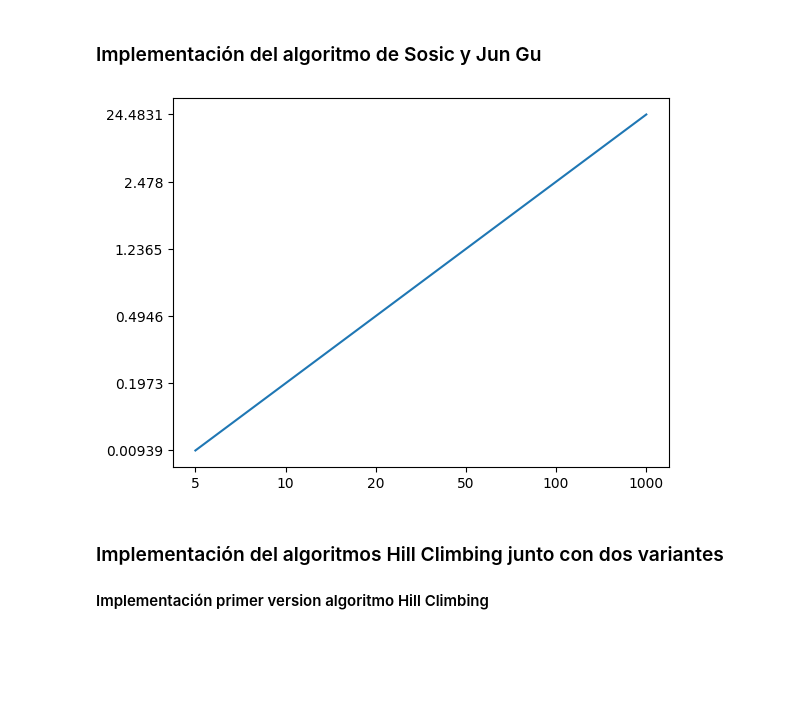
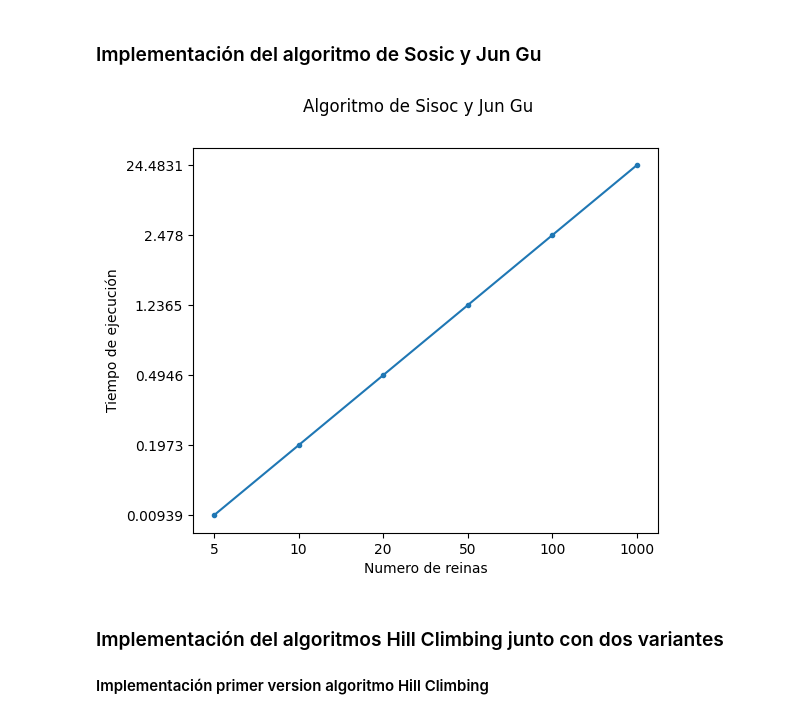
Before and after one commit to SebastianCastro23/N_Queens, a Jupyter notebook: N-Queens problem-Notebook.ipynb, the cells around one changed output. Drawn from its saved outputs; the diff is of its cells as text; code cells hidden in the pictures; blank space fills up the shorter version.

```diff
--- a/N-Queens problem-Notebook.ipynb
+++ b/N-Queens problem-Notebook.ipynb
@@ -14,19 +14,24 @@ por algoritmos que satisfacen este problema viendo la aplicabilidad en distintos
 # %%
 import csv
 import matplotlib.pyplot as plt
 
 dataTimeSosicgau = csv.reader(open('AlgorithmTimeData/Sosic_Gu.csv'))
 results = [] #primer arreglo indexado corresponde al tiempo y el segundo a a la  salida de tiempo del programa
 for row in dataTimeSosicgau:
     if row != []:
         for x in row:
             results.append([i for i in x.split(';') if i!='' ])
 time = [results[0][i] for i in range(1,len(results[0]))]
 n_queens = [results[1][i] for i in range(1,len(results[1]))]
-plt.plot(n_queens,time)
+plt.figure(figsize=(6,5))
+plt.plot(n_queens,time,marker='.')
+plt.xlabel("Numero de reinas")
+plt.ylabel("Tiempo de ejecución")
+
+plt.suptitle("Algoritmo de Sisoc y Jun Gu")
 plt.show()
 # %% [output]
-[figure, old version]
+[figure, new version]
 # %% [markdown]
 <h3>Implementación del algoritmos Hill Climbing junto con dos variantes</h3>
 <h4>Implementación primer version algoritmo Hill Climbing</h4>
```
Also changed, not shown: parts of 3 cells of this notebook, 1 other file.
